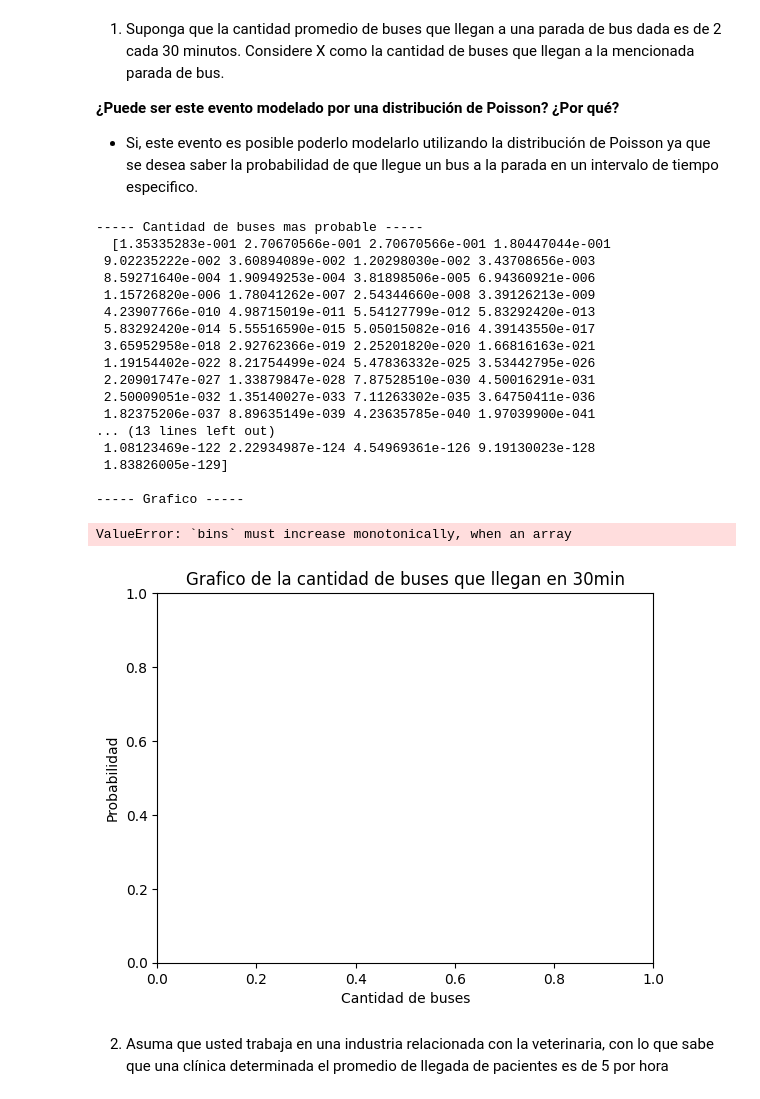
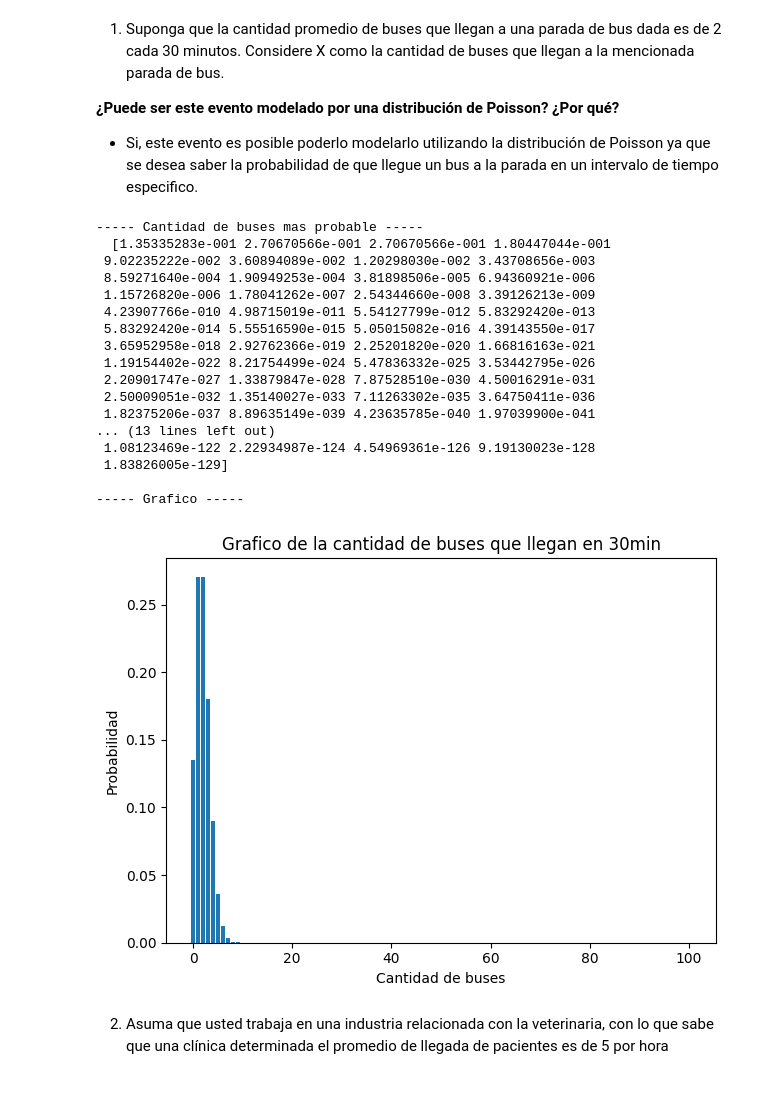
Before and after one commit to Paola-Contreras/Lab02-MS, a Jupyter notebook: Lab02.ipynb, the cells around one changed output. Drawn from its saved outputs; the diff is of its cells as text; code cells hidden in the pictures.

```diff
--- a/Lab02.ipynb
+++ b/Lab02.ipynb
@@ -21,36 +21,35 @@ from scipy.stats import *
 # Cantidad de buses que llegan
 lambda_b = 2
 x = np.arange(101)
 probability = poisson.pmf(x, lambda_b)
 
 print("----- Cantidad de buses mas probable -----\n ", probability)
 
 print("\n----- Grafico -----")
 plt.title("Grafico de la cantidad de buses que llegan en 30min")
 plt.xlabel("Cantidad de buses")
 plt.ylabel("Probabilidad")
-plt.hist(x, probability)
+plt.bar(x, probability)
 plt.tight_layout()
 # %% [output]
 ----- Cantidad de buses mas probable -----
   [1.35335283e-001 2.70670566e-001 2.70670566e-001 1.80447044e-001
  9.02235222e-002 3.60894089e-002 1.20298030e-002 3.43708656e-003
  8.59271640e-004 1.90949253e-004 3.81898506e-005 6.94360921e-006
  1.15726820e-006 1.78041262e-007 2.54344660e-008 3.39126213e-009
  4.23907766e-010 4.98715019e-011 5.54127799e-012 5.83292420e-013
  5.83292420e-014 5.55516590e-015 5.05015082e-016 4.39143550e-017
  3.65952958e-018 2.92762366e-019 2.25201820e-020 1.66816163e-021
  1.19154402e-022 8.21754499e-024 5.47836332e-025 3.53442795e-026
  2.20901747e-027 1.33879847e-028 7.87528510e-030 4.50016291e-031
  2.50009051e-032 1.35140027e-033 7.11263302e-035 3.64750411e-036
  1.82375206e-037 8.89635149e-039 4.23635785e-040 1.97039900e-041
 ... (13 lines left out)
  1.08123469e-122 2.22934987e-124 4.54969361e-126 9.19130023e-128
  1.83826005e-129]
 
 ----- Grafico -----
-ValueError: `bins` must increase monotonically, when an array
-[figure, old version]
+[figure, new version]
 # %% [markdown]
 2. Asuma que usted trabaja en una industria relacionada con la veterinaria, con lo que sabe que una clínica
 determinada el promedio de llegada de pacientes es de 5 por hora
```
